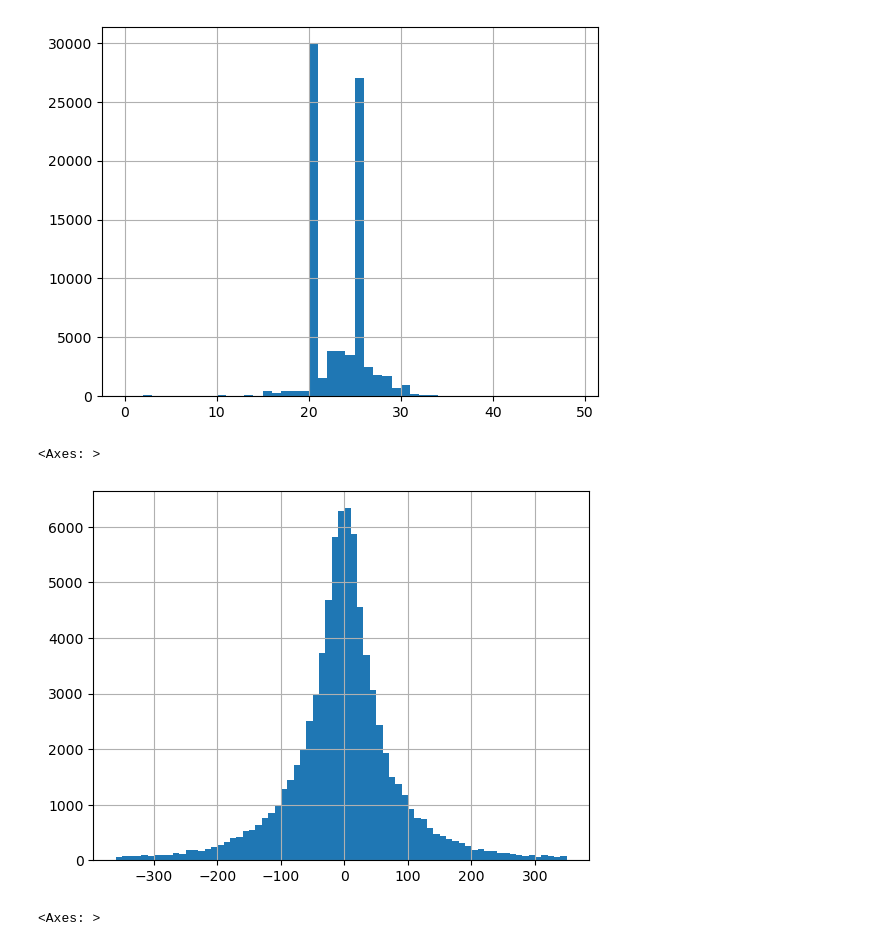
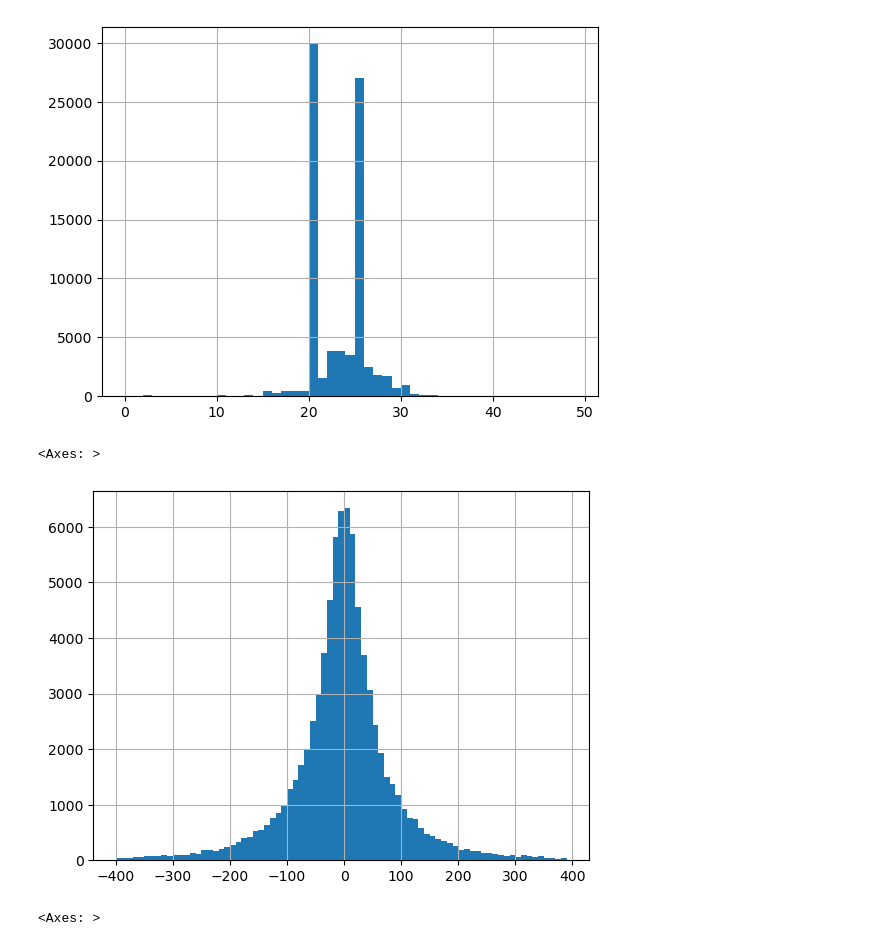
Before and after one commit to craabreu/figshare_stereochem, a Jupyter notebook: collect_curated_rotation_results.ipynb, the cells around one changed output. Saved outputs shown, nothing was run; the diff lists cells and outputs as text; code cells hidden in the pictures.

```diff
--- a/collect_curated_rotation_results.ipynb
+++ b/collect_curated_rotation_results.ipynb
@@ -350,12 +355,12 @@ for path in tqdm(curated_output_paths, desc="Processing curated results"):
             "block_start": block_start,
             "molecule": molecule,
             "smiles": block["smiles"],
+            "excess": excess,
             "rotation": rotation_data["rotation"],
             "temperature": rotation_data["temperature"],
             "solvent": rotation_data["solvent"],
             "concentration": rotation_data["concentration"],
-            "excess": excess,
-            "rotation_results": rotation_text,
+            "rotation_text": rotation_text,
             "doi": details.get("resource_doi", None),
             "license": details.get("license", {}).get("name", None),
         }
@@ -395,10 +420,10 @@ df.temperature.hist(bins=np.arange(0, 50, 1))
 [figure]
 # %%
 import numpy as np
-df.rotation.hist(bins=np.arange(-360, 360, 10))
+df.rotation.hist(bins=np.arange(-400, 400, 10))
 # %% [output]
 <Axes: >
-[figure, old version]
+[figure, new version]
 # %%
 df.excess.hist(bins=np.arange(0, 100, 1))
 # %% [output]
```
Also changed, not shown: parts of 5 cells of this notebook, 1 other file.
